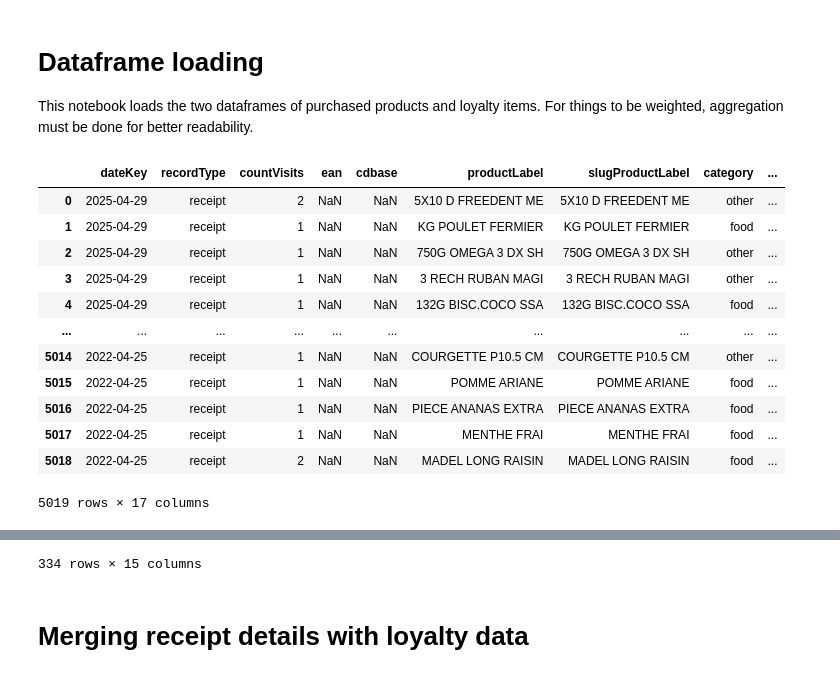
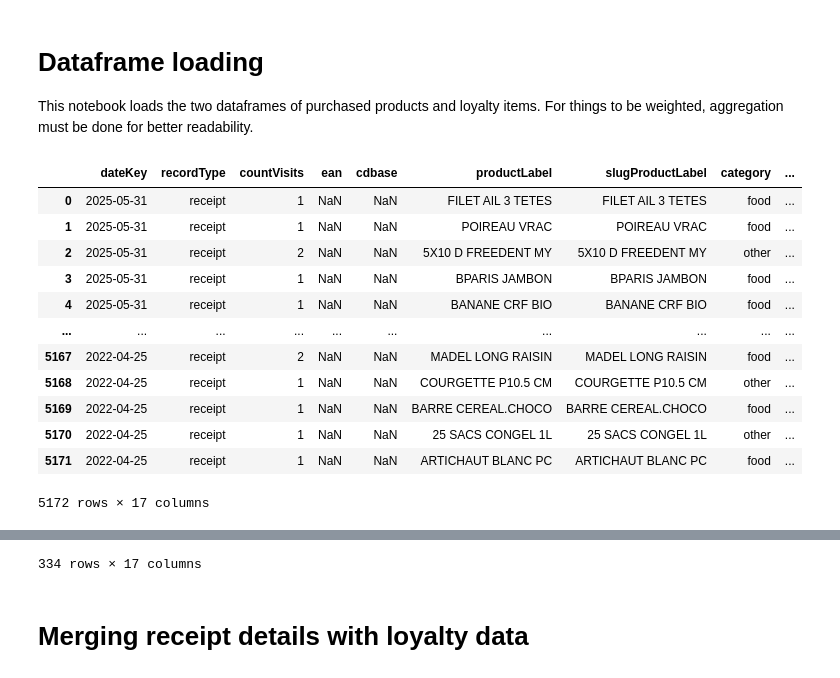
Before and after one commit to ChristopheVuong/carrefour_receipts, a Jupyter notebook: notebooks/products_analysis_2.ipynb, the cells around one changed output, grey strips where cells are left out. Drawn from its saved outputs; the diff is of its cells as text; code cells hidden in the pictures.

```diff
--- a/notebooks/products_analysis_2.ipynb
+++ b/notebooks/products_analysis_2.ipynb
@@ -9,25 +9,24 @@ sys.path.append("..")
 # %%
 import pandas as pd
 # %%
-df_prod = pd.read_csv('../data/20250501-carrefour_products.csv', parse_dates=['dateKey'])
-df_loyalty = pd.read_csv('../data/20250501-carrefour_loyalty_extended.csv', parse_dates=['date'])
-df_prod['totalPriceAfterDiscount'] = df_prod['totalPrice'] + df_prod['totalImmediateDiscount']
+df_prod = pd.read_csv('../data/20250601-carrefour_products.csv', parse_dates=['dateKey'])
+df_loyalty = pd.read_csv('../data/20250601-carrefour_loyalty_extended.csv', parse_dates=['date'])
 display(df_prod)
 display(df_loyalty)
 # %% [output]
 |  | dateKey | recordType | countVisits | ean | cdbase | productLabel | slugProductLabel | category | ... |
-| 0 | 2025-04-29 | receipt | 2 | NaN | NaN | 5X10 D FREEDENT ME | 5X10 D FREEDENT ME | other | ... |
-| 1 | 2025-04-29 | receipt | 1 | NaN | NaN | KG POULET FERMIER | KG POULET FERMIER | food | ... |
-| 2 | 2025-04-29 | receipt | 1 | NaN | NaN | 750G OMEGA 3 DX SH | 750G OMEGA 3 DX SH | other | ... |
-| 3 | 2025-04-29 | receipt | 1 | NaN | NaN | 3 RECH RUBAN MAGI | 3 RECH RUBAN MAGI | other | ... |
-| 4 | 2025-04-29 | receipt | 1 | NaN | NaN | 132G BISC.COCO SSA | 132G BISC.COCO SSA | food | ... |
+| 0 | 2025-05-31 | receipt | 1 | NaN | NaN | FILET AIL 3 TETES | FILET AIL 3 TETES | food | ... |
+| 1 | 2025-05-31 | receipt | 1 | NaN | NaN | POIREAU VRAC | POIREAU VRAC | food | ... |
+| 2 | 2025-05-31 | receipt | 2 | NaN | NaN | 5X10 D FREEDENT MY | 5X10 D FREEDENT MY | other | ... |
+| 3 | 2025-05-31 | receipt | 1 | NaN | NaN | BPARIS JAMBON | BPARIS JAMBON | food | ... |
+| 4 | 2025-05-31 | receipt | 1 | NaN | NaN | BANANE CRF BIO | BANANE CRF BIO | food | ... |
 | ... | ... | ... | ... | ... | ... | ... | ... | ... | ... |
-| 5014 | 2022-04-25 | receipt | 1 | NaN | NaN | COURGETTE P10.5 CM | COURGETTE P10.5 CM | other | ... |
-| 5015 | 2022-04-25 | receipt | 1 | NaN | NaN | POMME ARIANE | POMME ARIANE | food | ... |
-| 5016 | 2022-04-25 | receipt | 1 | NaN | NaN | PIECE ANANAS EXTRA | PIECE ANANAS EXTRA | food | ... |
-| 5017 | 2022-04-25 | receipt | 1 | NaN | NaN | MENTHE FRAI | MENTHE FRAI | food | ... |
-| 5018 | 2022-04-25 | receipt | 2 | NaN | NaN | MADEL LONG RAISIN | MADEL LONG RAISIN | food | ... |
+| 5167 | 2022-04-25 | receipt | 2 | NaN | NaN | MADEL LONG RAISIN | MADEL LONG RAISIN | food | ... |
+| 5168 | 2022-04-25 | receipt | 1 | NaN | NaN | COURGETTE P10.5 CM | COURGETTE P10.5 CM | other | ... |
+| 5169 | 2022-04-25 | receipt | 1 | NaN | NaN | BARRE CEREAL.CHOCO | BARRE CEREAL.CHOCO | food | ... |
+| 5170 | 2022-04-25 | receipt | 1 | NaN | NaN | 25 SACS CONGEL 1L | 25 SACS CONGEL 1L | other | ... |
+| 5171 | 2022-04-25 | receipt | 1 | NaN | NaN | ARTICHAUT BLANC PC | ARTICHAUT BLANC PC | food | ... |
-5019 rows × 17 columns
+5172 rows × 17 columns
 |  | operationId | date | earned | burned | itemLabel | promotionLabel | itemRd | loyaltyOperation | ... |
 | 0 | 64070450536 | 2024-09-28 | 0.66 | 0.00 | 20 OEUFS DJP POULE AU SOL CRF | NaN | 0.46 | Paiement en caisse | ... |
 | 1 | 64070450536 | 2024-09-28 | 0.66 | 0.00 | BANANE CRF BIO MH 5 FRUITS | NaN | 0.20 | Paiement en caisse | ... |
@@ -40,7 +39,7 @@ display(df_loyalty)
 | 331 | 65151220627 | 2025-03-08 | 21.30 | 0.00 | CHOU FLEUR PIECE | NaN | 0.26 | Paiement en caisse | ... |
 | 332 | 65151220627 | 2025-03-08 | 21.30 | 0.00 | BANANE CRF BIO MH 5 FRUITS | NaN | 0.25 | Paiement en caisse | ... |
 | 333 | 65155914438 | 2025-03-05 | 19.90 | 0.00 | NaN | Retrouvez le détail de vos avanta... | NaN | Avantages exceptionnels | ... |
-334 rows × 15 columns
+334 rows × 17 columns
 # %% [markdown]
 # Merging receipt details with loyalty data
 # %%
```
Also changed, not shown: parts of 15 cells of this notebook, 11 other files.
